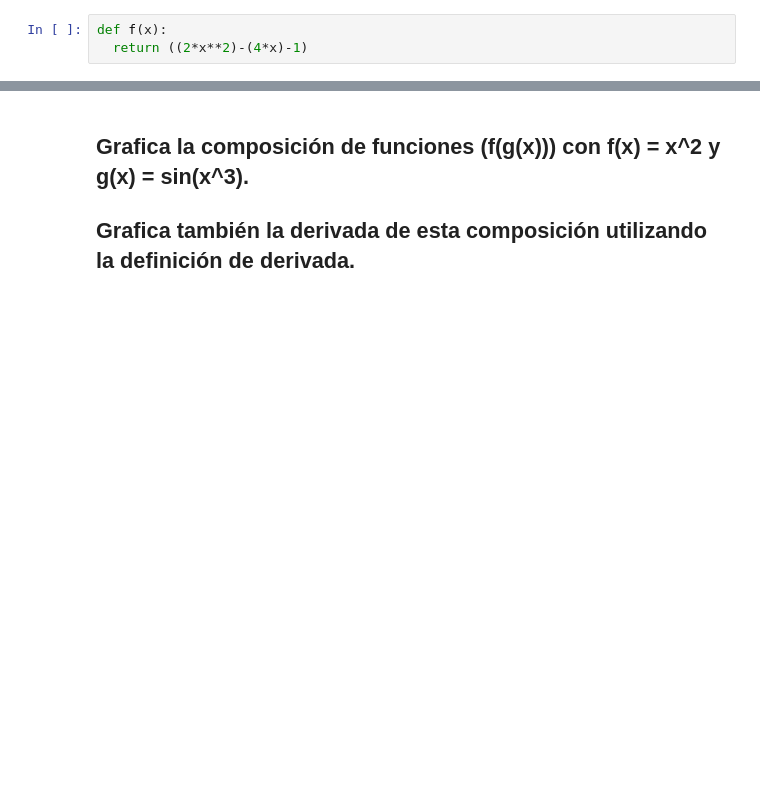
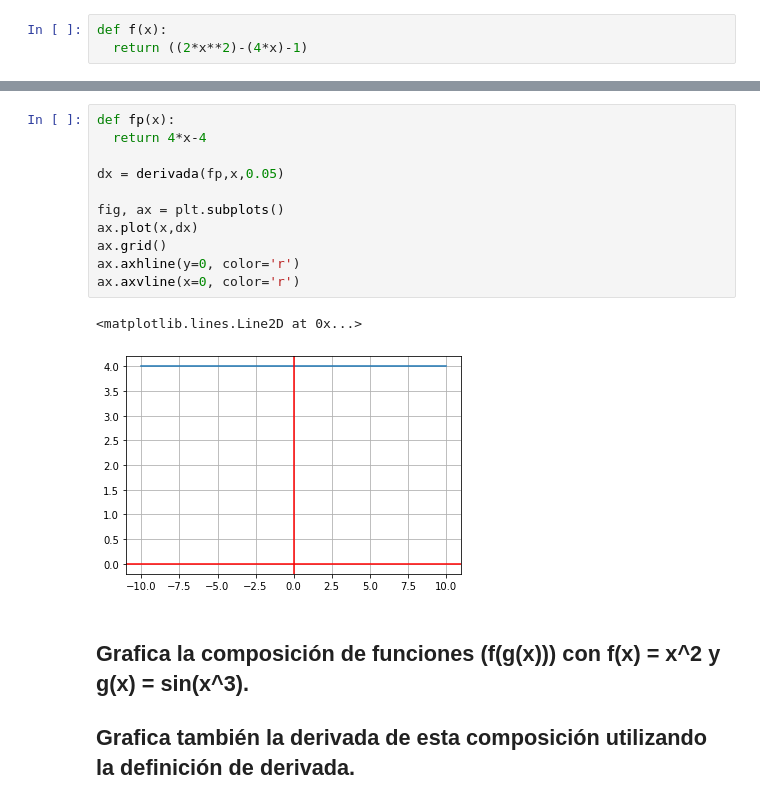
Before and after one commit to Riplecx/Prueba-repo, a Jupyter notebook: Copy_of_CalculoP1.ipynb, the cells around one changed output, grey strips where cells are left out. Drawn from its saved outputs; the diff is of its cells as text; blank space fills up the shorter version.

```diff
--- a/Copy_of_CalculoP1.ipynb
+++ b/Copy_of_CalculoP1.ipynb
@@ -61,3 +38,17 @@ gradient_descent(gradient=lambda x: f(x), start = 10.0, learn_rate=0.01, n_iter=
+# %%
+def fp(x):
+  return 4*x-4
+
+dx = derivada(fp,x,0.05)
+
+fig, ax = plt.subplots()
+ax.plot(x,dx)
+ax.grid()
+ax.axhline(y=0, color='r')
+ax.axvline(x=0, color='r')
+# %% [output]
+<matplotlib.lines.Line2D at 0x...>
+[figure, added]
 # %% [markdown]
 ## Grafica la composición de funciones (f(g(x))) con f(x) = x^2 y g(x) = sin(x^3).
 
```
Also changed, not shown: parts of 28 cells of this notebook.
